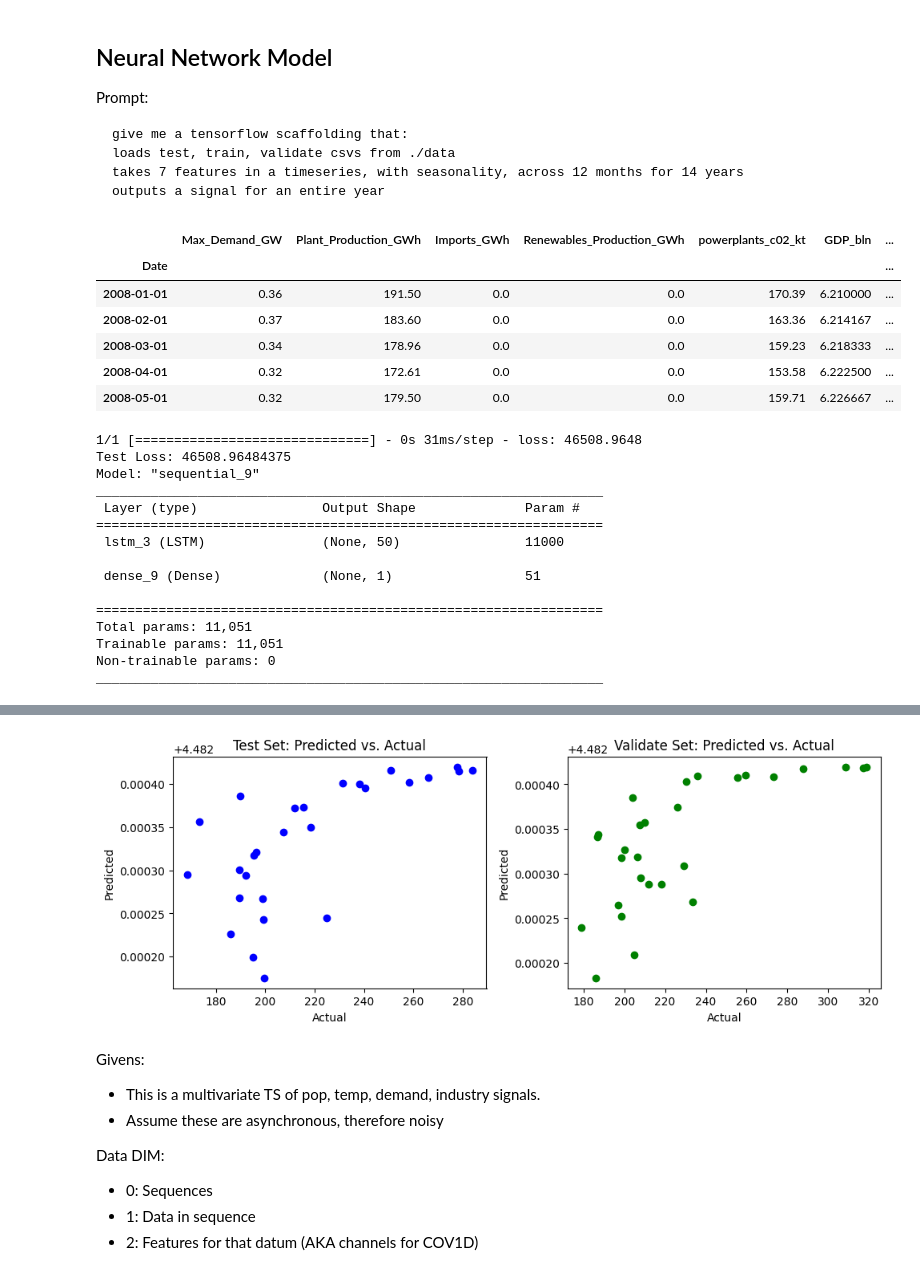
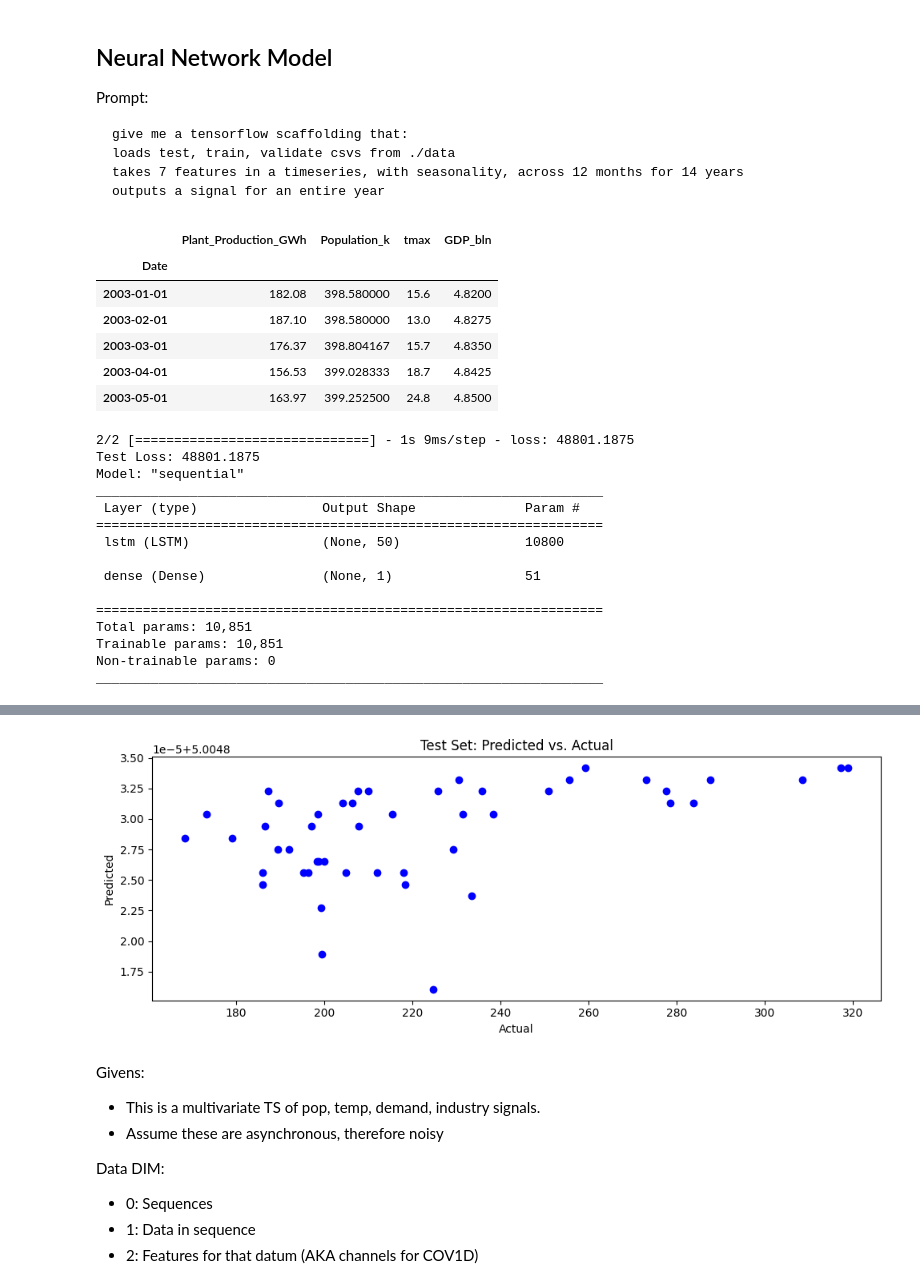
Before and after one commit to ATECO-malta/applied_ml_assignment, a Jupyter notebook: nn_model.ipynb, the cells around one changed output, grey strips where cells are left out. Cells and saved outputs as stored; diff of their text form; code cells hidden in the pictures.

```diff
--- a/nn_model.ipynb
+++ b/nn_model.ipynb
@@ -26,26 +26,21 @@ DATA_PATH = "./data"
 
 train_df = pd.read_csv(f"{DATA_PATH}/train_data.csv", index_col=0, parse_dates=True)
 test_df = pd.read_csv(f"{DATA_PATH}/test_data.csv", index_col=0, parse_dates=True)
-validate_df = pd.read_csv(
-    f"{DATA_PATH}/validate_data.csv", index_col=0, parse_dates=True
-)
-
 train_df.head(5)
 # %% [output]
-|  | Max_Demand_GW | Plant_Production_GWh | Imports_GWh | Renewables_Production_GWh | powerplants_c02_kt | GDP_bln | ... |
-| Date |  |  |  |  |  |  | ... |
-| 2008-01-01 | 0.36 | 191.50 | 0.0 | 0.0 | 170.39 | 6.210000 | ... |
-| 2008-02-01 | 0.37 | 183.60 | 0.0 | 0.0 | 163.36 | 6.214167 | ... |
-| 2008-03-01 | 0.34 | 178.96 | 0.0 | 0.0 | 159.23 | 6.218333 | ... |
-| 2008-04-01 | 0.32 | 172.61 | 0.0 | 0.0 | 153.58 | 6.222500 | ... |
-| 2008-05-01 | 0.32 | 179.50 | 0.0 | 0.0 | 159.71 | 6.226667 | ... |
+|  | Plant_Production_GWh | Population_k | tmax | GDP_bln |
+| Date |  |  |  |  |
+| 2003-01-01 | 182.08 | 398.580000 | 15.6 | 4.8200 |
+| 2003-02-01 | 187.10 | 398.580000 | 13.0 | 4.8275 |
+| 2003-03-01 | 176.37 | 398.804167 | 15.7 | 4.8350 |
+| 2003-04-01 | 156.53 | 399.028333 | 18.7 | 4.8425 |
+| 2003-05-01 | 163.97 | 399.252500 | 24.8 | 4.8500 |
 # %%
 import tensorflow as tf
 from tensorflow.keras.models import Sequential
 from tensorflow.keras.layers import LSTM, Dense
 
 FEATURES = [
-    "powerplants_c02_kt",
     "Population_k",
     "tmax",
     "GDP_bln",
@@ -56,20 +51,16 @@ X_train = train_df[FEATURES]
 y_train = train_df[TARGET]
 y_test = test_df[TARGET]
 X_test = test_df[FEATURES]
-y_validate = validate_df[TARGET]
-X_validate = validate_df[FEATURES]
 
 X_train = np.array(X_train)
 X_test = np.array(X_test)
-X_validate = np.array(X_validate)
+
 y_train = np.array(y_train)
 y_test = np.array(y_test)
-y_validate = np.array(y_validate)
 
 
 X_train = X_train.reshape((X_train.shape[0], 1, X_train.shape[1]))
 X_test = X_test.reshape((X_test.shape[0], 1, X_test.shape[1]))
-X_validate = X_validate.reshape((X_validate.shape[0], 1, X_validate.shape[1]))
 
 model = Sequential()
 model.add(LSTM(50, input_shape=(X_train.shape[1], X_train.shape[2])))
@@ -81,7 +72,6 @@ model.fit(
     y_train,
     epochs=50,
     batch_size=32,
-    validation_data=(X_validate, y_validate),
     verbose=0,
 )
 
@@ -89,38 +79,32 @@ loss = model.evaluate(X_test, y_test)
 print(f"Test Loss: {loss}")
 model.summary()
 # %% [output]
-1/1 [==============================] - 0s 31ms/step - loss: 46508.9648
-Test Loss: 46508.96484375
-Model: "sequential_9"
+2/2 [==============================] - 1s 9ms/step - loss: 48801.1875
+Test Loss: 48801.1875
+Model: "sequential"
 _________________________________________________________________
  Layer (type)                Output Shape              Param #
 =================================================================
- lstm_3 (LSTM)               (None, 50)                11000
+ lstm (LSTM)                 (None, 50)                10800
 
- dense_9 (Dense)             (None, 1)                 51
+ dense (Dense)               (None, 1)                 51
 
 =================================================================
-Total params: 11,051
-Trainable params: 11,051
+Total params: 10,851
+Trainable params: 10,851
 Non-trainable params: 0
 _________________________________________________________________
 # %%
 import matplotlib.pyplot as plt
 
 plt.figure(figsize=(10, 4))
-plt.subplot(1, 2, 1)
+
 test_predictions = model.predict(X_test)
 plt.scatter(y_test, test_predictions, color="blue")
 plt.title("Test Set: Predicted vs. Actual")
 plt.xlabel("Actual")
 plt.ylabel("Predicted")
 
-plt.subplot(1, 2, 2)
-validate_predictions = model.predict(X_validate)
-plt.scatter(y_validate, validate_predictions, color="green")
-plt.title("Validate Set: Predicted vs. Actual")
-plt.xlabel("Actual")
-plt.ylabel("Predicted")
 
 # absolute mess!!!! include lag, ma, and all that
 plt.tight_layout()
@@ -132,4 +114,4 @@ WARNING:tensorflow:5 out of the last 17 calls to <function Model.make_predict_fu
-[figure, old version]
+[figure, new version]
 # %% [markdown]
 Givens:
 - This is a multivariate TS of pop, temp, demand, industry signals.
```
Also changed, not shown: parts of 5 cells of this notebook, 3 other files.
